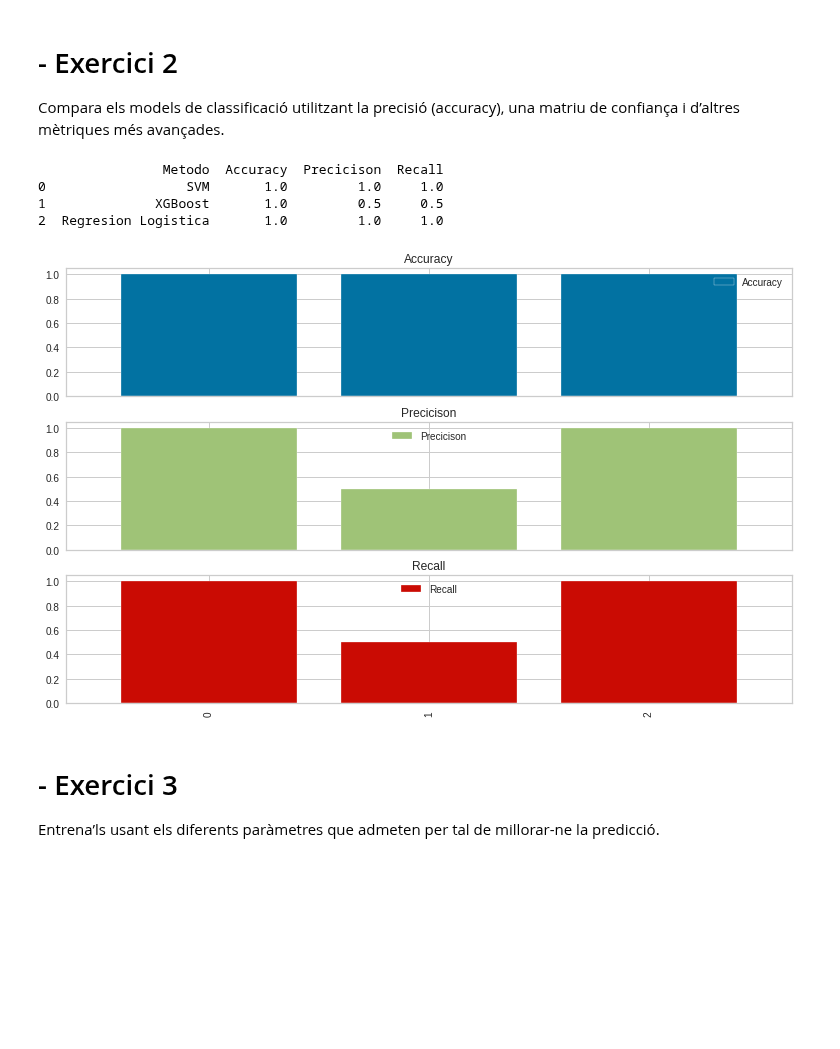
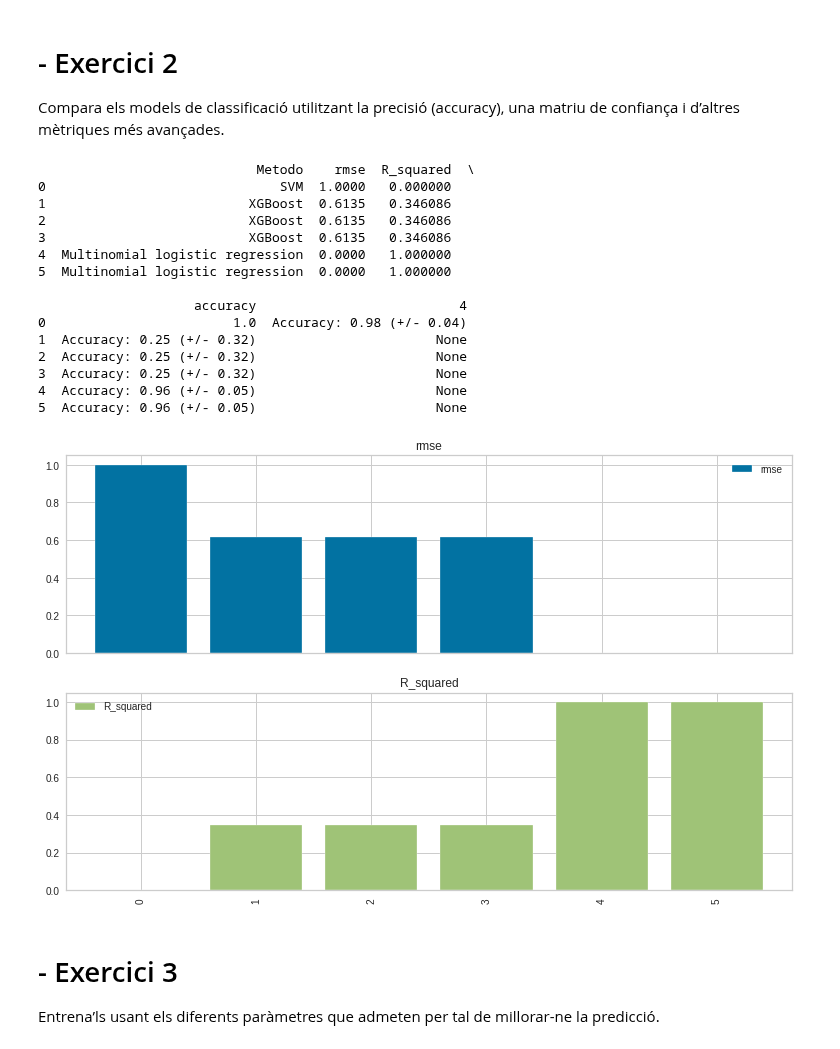
Before and after one commit to JMML2021/Sprint-7.-Algoritmes-d-aprenentatge-supervisat-Classificaci-, a Jupyter notebook: Sprint_7.3_Algoritmes_d’aprenentatge_supervisat_Classificacio.ipynb, the cells around one changed output. Drawn from its saved outputs; the diff is of its cells as text; code cells hidden in the pictures; blank space fills up the shorter version.

```diff
--- a/Sprint_7.3_Algoritmes_d’aprenentatge_supervisat_Classificacio.ipynb
+++ b/Sprint_7.3_Algoritmes_d’aprenentatge_supervisat_Classificacio.ipynb
@@ -510,5 +485,0 @@ Recall: 1.0
-# %%
-'''
-# Guardo metricas
-metricasEjercicio2.append(['XGBoost',r2_score(y_test, y_pred),0.5,0.5])
-'''
@@ -744,8 +722,3 @@ Recall: 1.0
-# %%
-# Guardo metricas
-metricasEjercicio2.append(['Regresion Logistica', metrics.accuracy_score(y_test, y_pred),
-                           metrics.precision_score(y_test, y_pred, average='micro'),
-                           metrics.recall_score(y_test, y_pred, average='micro')])
 # %%
 
 y_pred_proba = logreg.predict_proba(X_test)[::,1]
@@ -1096,20 +1062,32 @@ Vemso que el modelo que mejor explica se consigue un 0.994
 Compara els models de classificació utilitzant la precisió (accuracy), una matriu de confiança i d’altres mètriques més avançades.
 # %%
 df5=pd.DataFrame(metricasEjercicio2)
-df5 = df5.rename(columns = {0: 'Metodo', 1: 'Accuracy', 2: 'Precicison', 3: 'Recall'})
+# [metodo, rmse, R_squared, accuracy
+df5 = df5.rename(columns = {0: 'Metodo', 1: 'rmse', 2: 'R_squared', 3: 'accuracy'})
 print(df5)
 #plt.axhline(y=.55)
 df5.plot(kind='bar',width=0.8,
              subplots=True,
              figsize=(13,8))
 
 plt.show()
 # %% [output]
-                Metodo  Accuracy  Precicison  Recall
-0                  SVM       1.0         1.0     1.0
-1              XGBoost       1.0         0.5     0.5
-2  Regresion Logistica       1.0         1.0     1.0
+                            Metodo    rmse  R_squared  \
+0                              SVM  1.0000   0.000000
+1                          XGBoost  0.6135   0.346086
+2                          XGBoost  0.6135   0.346086
+3                          XGBoost  0.6135   0.346086
+4  Multinomial logistic regression  0.0000   1.000000
+5  Multinomial logistic regression  0.0000   1.000000
+
+                    accuracy                          4
+0                        1.0  Accuracy: 0.98 (+/- 0.04)
+1  Accuracy: 0.25 (+/- 0.32)                       None
+2  Accuracy: 0.25 (+/- 0.32)                       None
+3  Accuracy: 0.25 (+/- 0.32)                       None
+4  Accuracy: 0.96 (+/- 0.05)                       None
+5  Accuracy: 0.96 (+/- 0.05)                       None
-[figure, old version]
+[figure, new version]
 # %% [markdown]
 # - Exercici 3
 Entrena’ls usant els diferents paràmetres que admeten per tal de millorar-ne la predicció.
```
Also changed, not shown: parts of 22 cells of this notebook.
